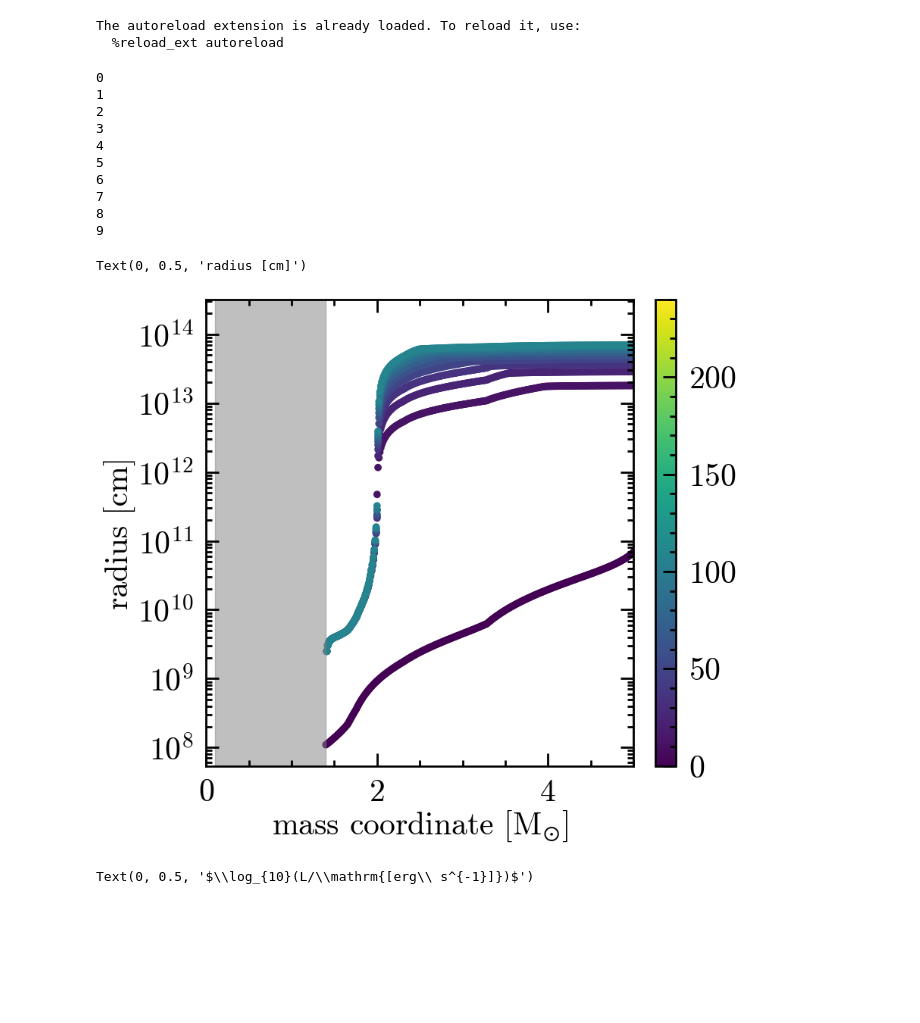
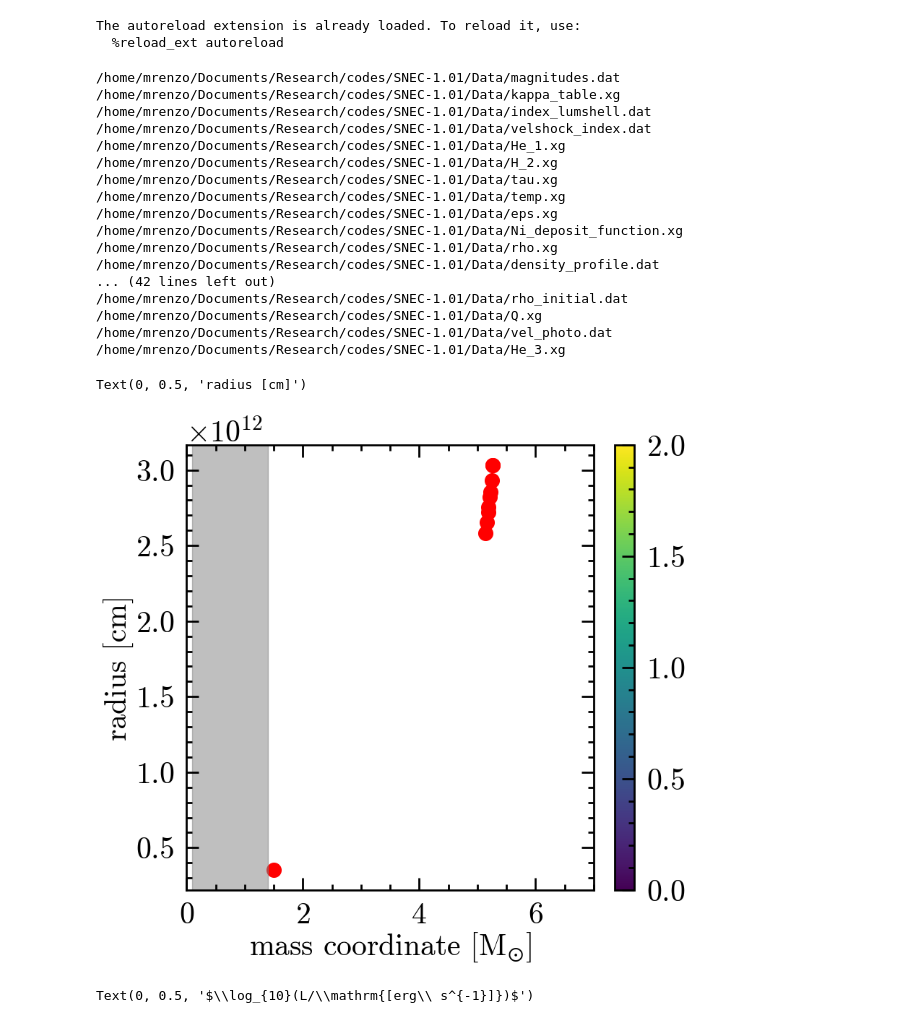
Before and after one commit to mathren/SNEC, a Jupyter notebook: scripts/one_model.ipynb, the cells around one changed output. Cells and saved outputs as stored; diff of their text form; code cells hidden in the pictures; blank space fills up the shorter version.

```diff
--- a/scripts/one_model.ipynb
+++ b/scripts/one_model.ipynb
@@ -17,46 +17,67 @@ from itertools import cycle
 The autoreload extension is already loaded. To reload it, use:
   %reload_ext autoreload
 # %%
-Data = "/home/mrenzo/Runs/SNEC_grid/15Msun_progenitor/bomb_final_e_0.25d51/Data/" # s30VdJNL_0.33/bomb_final_e_1.0d51/Data/" #
+Data = "/home/mrenzo/Documents/Research/codes/SNEC-1.01/Data/" # "/home/mrenzo/Runs/SNEC_grid/15Msun_progenitor/bomb_final_e_0.25d51/Data/" # s30VdJNL_0.33/bomb_final_e_1.0d51/Data/" #
 for c in glob.glob(Data+"*"): print(c)
+# %% [output]
+/home/mrenzo/Documents/Research/codes/SNEC-1.01/Data/magnitudes.dat
+/home/mrenzo/Documents/Research/codes/SNEC-1.01/Data/kappa_table.xg
+/home/mrenzo/Documents/Research/codes/SNEC-1.01/Data/index_lumshell.dat
+/home/mrenzo/Documents/Research/codes/SNEC-1.01/Data/velshock_index.dat
+/home/mrenzo/Documents/Research/codes/SNEC-1.01/Data/He_1.xg
+/home/mrenzo/Documents/Research/codes/SNEC-1.01/Data/H_2.xg
+/home/mrenzo/Documents/Research/codes/SNEC-1.01/Data/tau.xg
+/home/mrenzo/Documents/Research/codes/SNEC-1.01/Data/temp.xg
+/home/mrenzo/Documents/Research/codes/SNEC-1.01/Data/eps.xg
+/home/mrenzo/Documents/Research/codes/SNEC-1.01/Data/Ni_deposit_function.xg
+/home/mrenzo/Documents/Research/codes/SNEC-1.01/Data/rho.xg
+/home/mrenzo/Documents/Research/codes/SNEC-1.01/Data/density_profile.dat
+... (42 lines left out)
+/home/mrenzo/Documents/Research/codes/SNEC-1.01/Data/rho_initial.dat
+/home/mrenzo/Documents/Research/codes/SNEC-1.01/Data/Q.xg
+/home/mrenzo/Documents/Research/codes/SNEC-1.01/Data/vel_photo.dat
+/home/mrenzo/Documents/Research/codes/SNEC-1.01/Data/He_3.xg
+# %%
+# find shock pos
+shockpos = Data+'/velshock_index.dat'
+shock_data = np.genfromtxt(shockpos)
+i_shock = shock_data[:, 0]
+t_shock = shock_data[:,1]*u.s
+# with open(shockpos, "r") as f:
+#     for i, l in enumerate(f):
+#         print(l)
 # %%
 fig = plt.figure()
 gs = gridspec.GridSpec(100, 110)
 ax = fig.add_subplot(gs[:, :100])
 cax = fig.add_subplot(gs[:, 105:])
 
 bomb_spread = 0.1 *u.Msun #  see parameters file
 # colors = plt.cm.Set2(np.linspace(0,1,len(models)))
 mass_file = Data+'/mass.xg'
 times = get_times(mass_file)
 # times = [times[0], times[int(len(times)/2.)], times[-1]]
-for i, t in enumerate(times[:10]):
-    print(i)
+for i, t in enumerate(times):
+    # print(i)
     m, r, p = plot_mass_radius(t, mass_file, ax=ax, # alpha=0.5, # s=10*(1+i),
                                # c=colors[j],
-                               label=f"{t.to(u.h).value:.1f}", vmin=0, vmax=240)
+                               label=f"{t.to(u.h).value:.1f}", vmin=0, vmax=2)
+    j = np.argmin(np.absolute(t_shock-t))
+    j_shock = int(i_shock[j])
+    ax.scatter(m[j_shock].to(u.Msun), r[j_shock], c='r',  zorder=0, marker='o', s=200)
     xmin = min(m.to(u.Msun))
 
 plt.colorbar(p, cax=cax)
 # ax.legend(frameon=True, ncol=2, columnspacing=0.5, handlelength=0.05, title="time [h]")
 ax.axvspan(xmin=xmin.value, xmax=bomb_spread.value, alpha=0.5, color="#808080")
-ax.set_xlim(0, 5.0)
-ax.set_yscale('log')
+ax.set_xlim(0, 7.0)
+# ax.set_ylim(-1, 2.7e12)
+# ax.set_yscale('log')
 ax.set_xlabel(r"mass coordinate [$M_{\odot}$]")
 ax.set_ylabel(r"radius [cm]") #(r"$\log_{10}(r/\mathrm{cm})$")
 # %% [output]
-0
-1
-2
-3
-4
-5
-6
-7
-8
-9
+Text(0, 0.5, 'radius [cm]')
-Text(0, 0.5, 'radius [cm]')
-[figure, old version]
+[figure, new version]
 # %%
 fig = plt.figure()
 gs = gridspec.GridSpec(150, 100)
```
Also changed, not shown: parts of 3 cells of this notebook, 4 other files.
